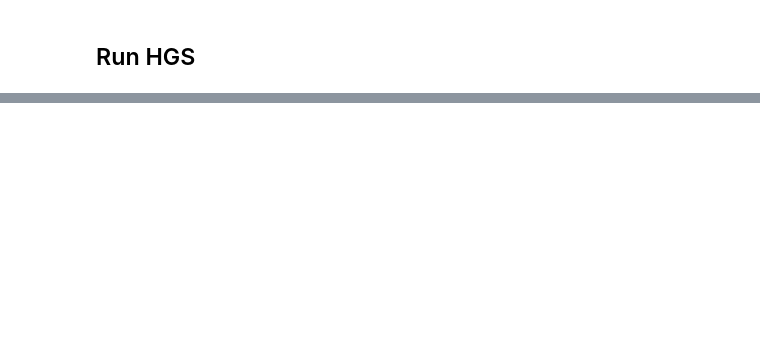
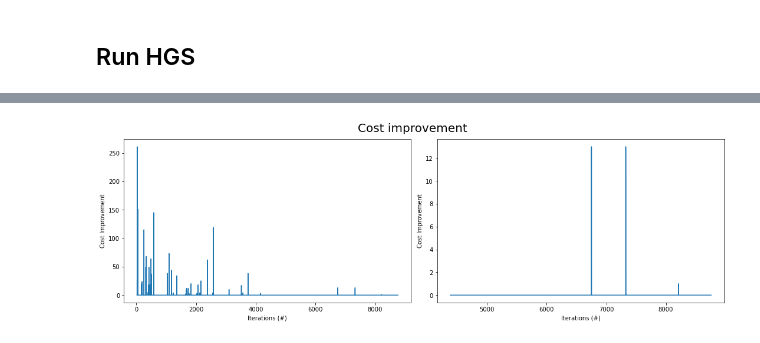
Before and after one commit to SemUijen/SREX_GNN, a Jupyter notebook: implementation/notebook/OptimizedEvolution.ipynb, the cells around one changed output, grey strips where cells are left out. Saved outputs shown, nothing was run; the diff lists cells and outputs as text; code cells hidden in the pictures; blank space fills up the shorter version.

Commit message:
updated model implementation notebook

```diff
--- a/implementation/notebook/OptimizedEvolution.ipynb
+++ b/implementation/notebook/OptimizedEvolution.ipynb
@@ -61,17 +80,20 @@ def solve_GNN(
     **kwargs,
 ):
 
-    data = read(f"C:/SREX_GNN/data/routes/{instance_name}.vrp", round_func="round")
+    PE = AddLaplacianEigenvectorPE(6, attr_name=None, is_undirected=True)
+    data = read(f"data/routes/{instance_name}.vrp", round_func="round")
     solution_tranform = SolutionTransformer()
     rng = RandomNumberGenerator(seed=seed)
     pen_manager = PenaltyManager()
+
 
     pop_params = PopulationParams()
     pop = Population(bpd, params=pop_params)
 
     nb_params = NeighbourhoodParams(nb_granular=20)
     neighbours = compute_neighbours(data, nb_params)
-    ls = LocalSearch(data, rng, neighbours)
+    ls_rng = RandomNumberGenerator(seed=42)
+    ls = LocalSearch(data, ls_rng, neighbours)
 
     for op in NODE_OPERATORS:
         ls.add_node_operator(op(data))
@@ -80,9 +102,12 @@ def solve_GNN(
         ls.add_route_operator(op(data))
 
 
-    edge_index, edge_weight, client_features = solution_tranform(instance=data,
-                                                                          get_full_graph=True)
-    full_graph = FullGraph(edge_index, edge_weight, client_features)
+    full_graph = FullGraph(*solution_tranform(instance=data,
+                                             get_full_graph=True))
+
+    full_graph = normalize_graphs(full_graph)
+    full_graph = PE(full_graph)
+    model_CostEvaluator =  CostEvaluator(200, 6)
 
 
     init = [
@@ -90,7 +115,7 @@ def solve_GNN(
         for _ in range(pop_params.min_pop_size)
     ]
     ga_params = GeneticAlgorithmParams()
-    algo = GnnAlgo(data, model, full_graph, pen_manager, rng, pop, ls, Gnnsrex, initial_solutions=init, params=ga_params)
+    algo = GnnAlgo(data, model, model_CostEvaluator, full_graph, pen_manager, rng, pop, ls, Gnnsrex, initial_solutions=init, params=ga_params)
 
 
     if max_runtime is not None:
@@ -156,3 +175,0 @@ dict_keys(['model_state', 'Metrics_train', 'Metrics_test'])
-# %%
-model = SREXmodel(num_node_features=8, hidden_dim=64, num_heads=8)
-model.load_state_dict(state_dict=model_dict['model_state'])
@@ -161,5 +216,7 @@ model.load_state_dict(state_dict=model_dict['model_state'])
 # %% [markdown]
 ## Run HGS
+# %%
+instance_name = "X-n393-k38"
+data = read(f"data/routes/{instance_name}.vrp", round_func="round")
 # %%
-instance_name = "ORTEC-n510-k23"
-result = solve_GNN(instance_name, model=model, seed=22, max_iterations=300)
+result_mod_36 = solve_GNN(instance_name, model=model, seed=10, max_runtime=300)
@@ -184,0 +243,4 @@ KeyboardInterrupt:
+# %%
+plot_improvements(result_mod_36, data)
+# %% [output]
+[figure, added]
```
Also changed, not shown: parts of 16 cells of this notebook.
